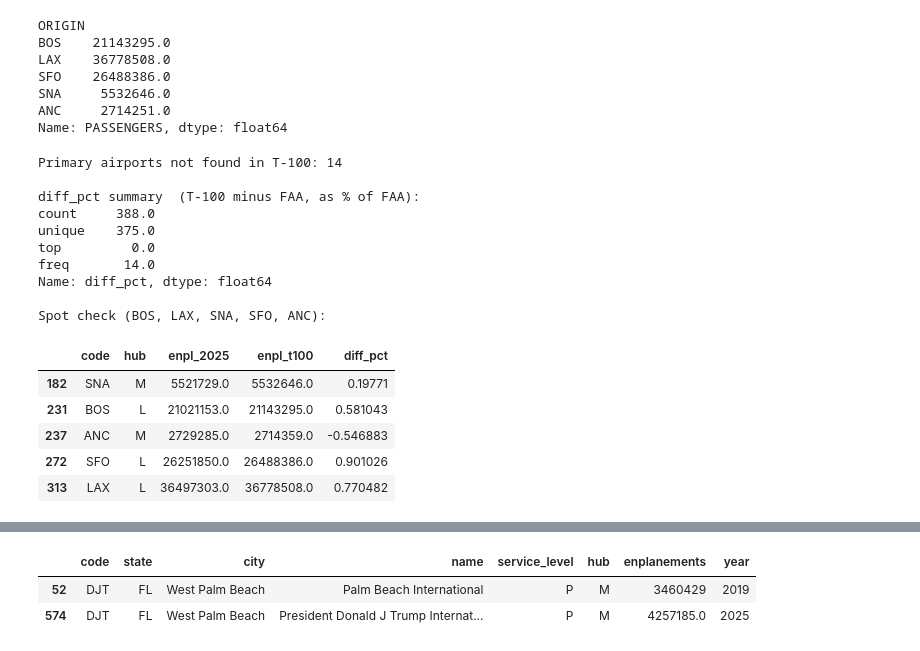
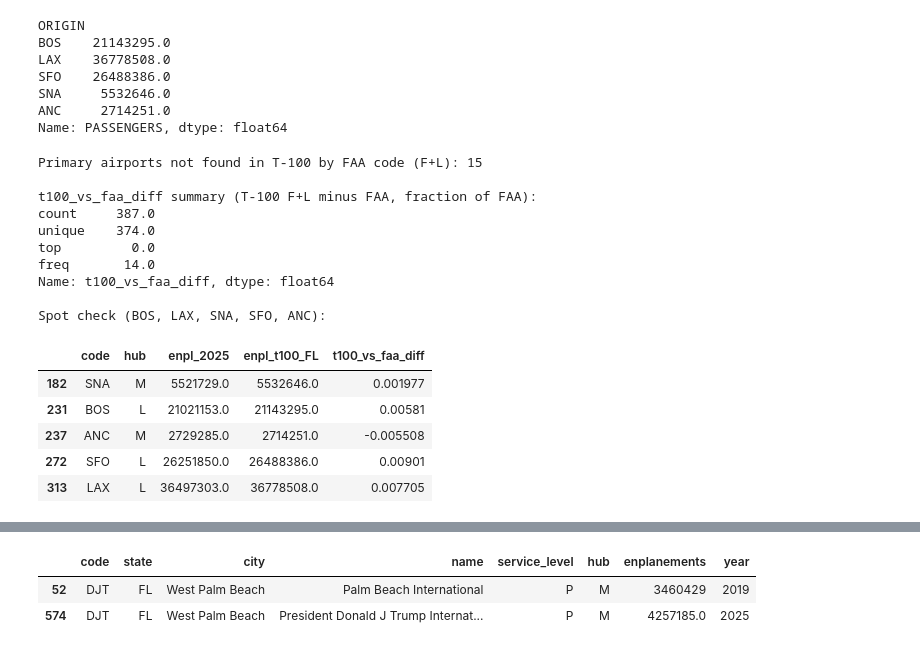
Before and after one commit to gal-ben-david/airport-agent, a Jupyter notebook: explore.ipynb, the cells around one changed output, grey strips where cells are left out. Cells and saved outputs as stored; diff of their text form; code cells hidden in the pictures.

```diff
--- a/explore.ipynb
+++ b/explore.ipynb
@@ -316,44 +316,46 @@ SNA     5532646.0
 ANC     2714251.0
 Name: PASSENGERS, dtype: float64
 # %%
-# Sum all passengers by origin airport (uses t100 loaded above)
-t100_by_origin = (
-    t100.groupby("ORIGIN")["PASSENGERS"]
+# Cross-validate T-100 (CLASS F+L, departures side) against FAA enplanements
+# Uses raw FAA codes — airports with FAA≠IATA codes will show NaN here
+# Final cross-validation (IATA-mapped) is computed in the assembly cell
+t100_by_origin_FL = (
+    t100[t100["CLASS"].isin(["F", "L"])]
+    .groupby("ORIGIN")["PASSENGERS"]
     .sum()
     .reset_index()
-    .rename(columns={"ORIGIN": "code", "PASSENGERS": "enpl_t100"})
+    .rename(columns={"ORIGIN": "code", "PASSENGERS": "enpl_t100_FL"})
 )
 
-# Merge with FAA Primary 2025
 comp = cagr_df[["code", "city", "state", "hub", "enpl_2025"]].merge(
-    t100_by_origin, on="code", how="left"
+    t100_by_origin_FL, on="code", how="left"
 )
-comp["diff_pct"] = (comp["enpl_t100"] - comp["enpl_2025"]) / comp["enpl_2025"] * 100
+comp["t100_vs_faa_diff"] = (comp["enpl_t100_FL"] - comp["enpl_2025"]) / comp["enpl_2025"]
 
-print(f"Primary airports not found in T-100: {comp['enpl_t100'].isna().sum()}")
-print("\ndiff_pct summary  (T-100 minus FAA, as % of FAA):")
-print(comp["diff_pct"].describe().round(1))
+print(f"Primary airports not found in T-100 by FAA code (F+L): {comp['enpl_t100_FL'].isna().sum()}")
+print("\nt100_vs_faa_diff summary (T-100 F+L minus FAA, fraction of FAA):")
+print(comp["t100_vs_faa_diff"].describe().round(4))
 
 print("\nSpot check (BOS, LAX, SNA, SFO, ANC):")
 comp[comp["code"].isin(["BOS", "LAX", "SNA", "SFO", "ANC"])][
-    ["code", "hub", "enpl_2025", "enpl_t100", "diff_pct"]
-].round(1)
+    ["code", "hub", "enpl_2025", "enpl_t100_FL", "t100_vs_faa_diff"]
+].round(4)
 # %% [output]
-Primary airports not found in T-100: 14
+Primary airports not found in T-100 by FAA code (F+L): 15
 
-diff_pct summary  (T-100 minus FAA, as % of FAA):
-count     388.0
-unique    375.0
+t100_vs_faa_diff summary (T-100 F+L minus FAA, fraction of FAA):
+count     387.0
+unique    374.0
 top         0.0
 freq       14.0
-Name: diff_pct, dtype: float64
+Name: t100_vs_faa_diff, dtype: float64
 
 Spot check (BOS, LAX, SNA, SFO, ANC):
-|  | code | hub | enpl_2025 | enpl_t100 | diff_pct |
-| 182 | SNA | M | 5521729.0 | 5532646.0 | 0.19771 |
-| 231 | BOS | L | 21021153.0 | 21143295.0 | 0.581043 |
-| 237 | ANC | M | 2729285.0 | 2714359.0 | -0.546883 |
-| 272 | SFO | L | 26251850.0 | 26488386.0 | 0.901026 |
-| 313 | LAX | L | 36497303.0 | 36778508.0 | 0.770482 |
+|  | code | hub | enpl_2025 | enpl_t100_FL | t100_vs_faa_diff |
+| 182 | SNA | M | 5521729.0 | 5532646.0 | 0.001977 |
+| 231 | BOS | L | 21021153.0 | 21143295.0 | 0.00581 |
+| 237 | ANC | M | 2729285.0 | 2714251.0 | -0.005508 |
+| 272 | SFO | L | 26251850.0 | 26488386.0 | 0.00901 |
+| 313 | LAX | L | 36497303.0 | 36778508.0 | 0.007705 |
 # %%
 # Airports with the largest absolute gap — worth inspecting
```
Also changed, not shown: parts of 10 cells of this notebook, 4 other files.
